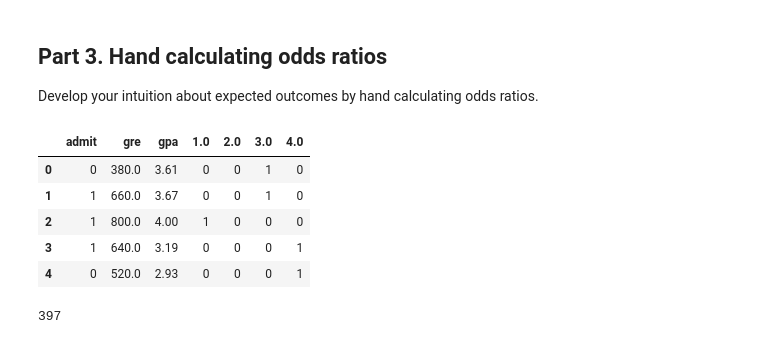
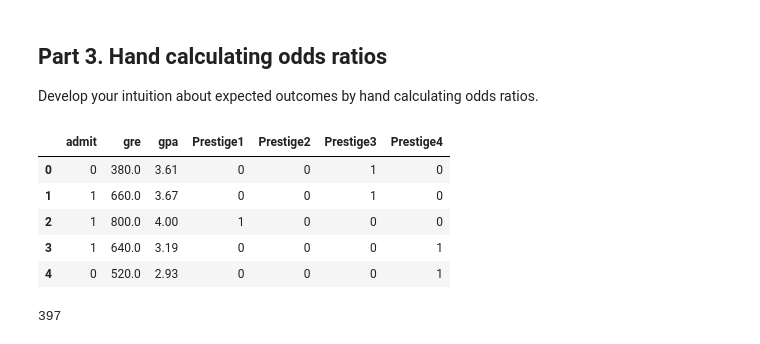
Before and after one commit to YStrano/DataScience_GA, a Jupyter notebook: projects/project_3/starter-code/Project 3 - Yair Strano.ipynb, the cells around one changed output. Cells and saved outputs as stored; diff of their text form; code cells hidden in the pictures.

```diff
--- a/projects/project_3/starter-code/Project 3 - Yair Strano.ipynb
+++ b/projects/project_3/starter-code/Project 3 - Yair Strano.ipynb
@@ -60,3 +61,6 @@ prestige_dummies.head()
 | 2 | 1 | 0 | 0 | 0 |
 | 3 | 0 | 0 | 0 | 1 |
 | 4 | 0 | 0 | 0 | 1 |
+# %%
+prestige_dummies.rename(columns={1.0: 'Prestige1', 2.0: 'Prestige2', 3.0: 'Prestige3', 4.0: 'Prestige4'}, inplace=True)
+prestige_dummies.head()
@@ -70,10 +81,10 @@ Answer: 3 (always 1 less than the number of calss variables)
 Develop your intuition about expected outcomes by hand calculating odds ratios.
 # %%
 cols_to_keep = ['admit', 'gre', 'gpa']
-handCalc = df[cols_to_keep].join(prestige_dummies)
-handCalc.head()
+handcalc = df[cols_to_keep].join(prestige_dummies)
+handcalc.head()
 # %% [output]
-|  | admit | gre | gpa | 1.0 | 2.0 | 3.0 | 4.0 |
+|  | admit | gre | gpa | Prestige1 | Prestige2 | Prestige3 | Prestige4 |
 | 0 | 0 | 380.0 | 3.61 | 0 | 0 | 1 | 0 |
 | 1 | 1 | 660.0 | 3.67 | 0 | 0 | 1 | 0 |
 | 2 | 1 | 800.0 | 4.00 | 1 | 0 | 0 | 0 |
```
Also changed, not shown: parts of 31 cells of this notebook, 1 other file.
